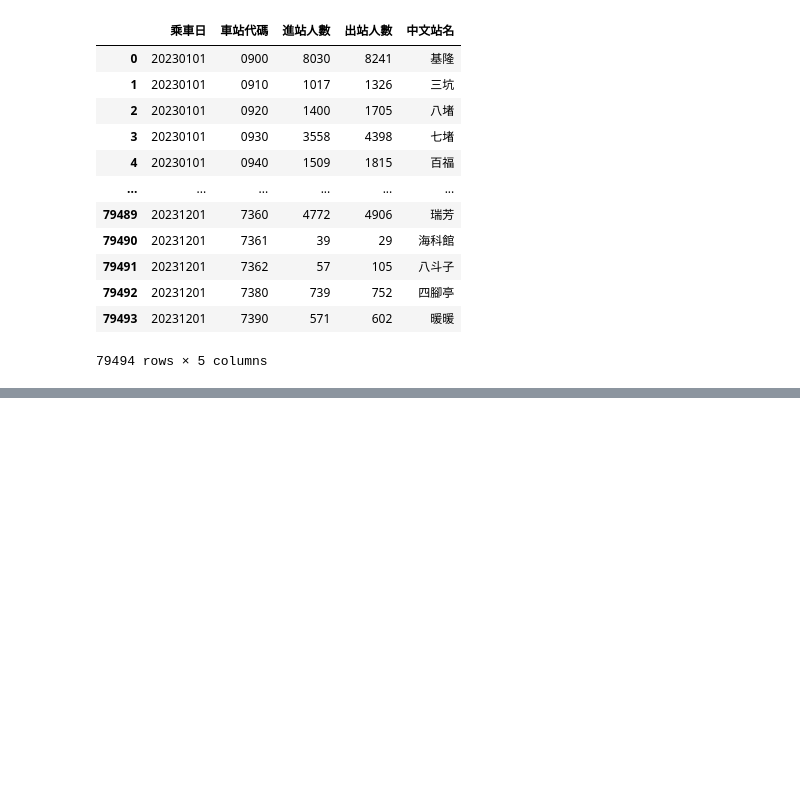
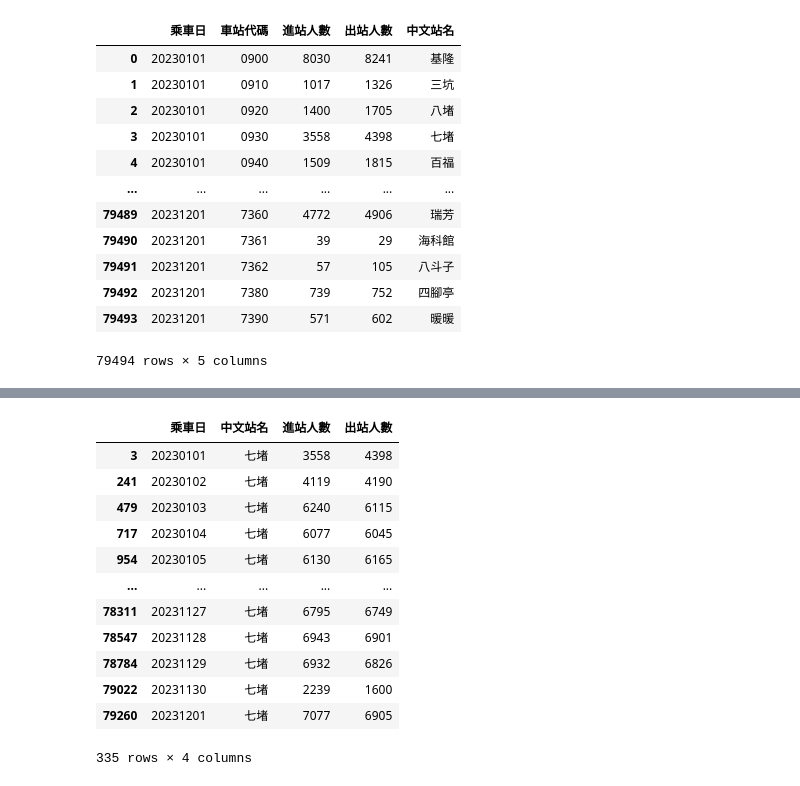
Before and after one commit to dearkelly/_112_python_chihlee_kelly, a Jupyter notebook: lesson16_3.ipynb, the cells around one changed output, grey strips where cells are left out. Saved outputs shown, nothing was run; the diff lists cells and outputs as text; code cells hidden in the pictures; blank space fills up the shorter version.

```diff
--- a/lesson16_3.ipynb
+++ b/lesson16_3.ipynb
@@ -110,0 +128,17 @@ sites_df1
+# %%
+seven = sites_df1.query('中文站名=="七堵"')
+seven
+# %% [output]
+|  | 乘車日 | 中文站名 | 進站人數 | 出站人數 |
+| 3 | 20230101 | 七堵 | 3558 | 4398 |
+| 241 | 20230102 | 七堵 | 4119 | 4190 |
+| 479 | 20230103 | 七堵 | 6240 | 6115 |
+| 717 | 20230104 | 七堵 | 6077 | 6045 |
+| 954 | 20230105 | 七堵 | 6130 | 6165 |
+| ... | ... | ... | ... | ... |
+| 78311 | 20231127 | 七堵 | 6795 | 6749 |
+| 78547 | 20231128 | 七堵 | 6943 | 6901 |
+| 78784 | 20231129 | 七堵 | 6932 | 6826 |
+| 79022 | 20231130 | 七堵 | 2239 | 1600 |
+| 79260 | 20231201 | 七堵 | 7077 | 6905 |
+335 rows × 4 columns
```
Also changed, not shown: parts of 3 cells of this notebook.
